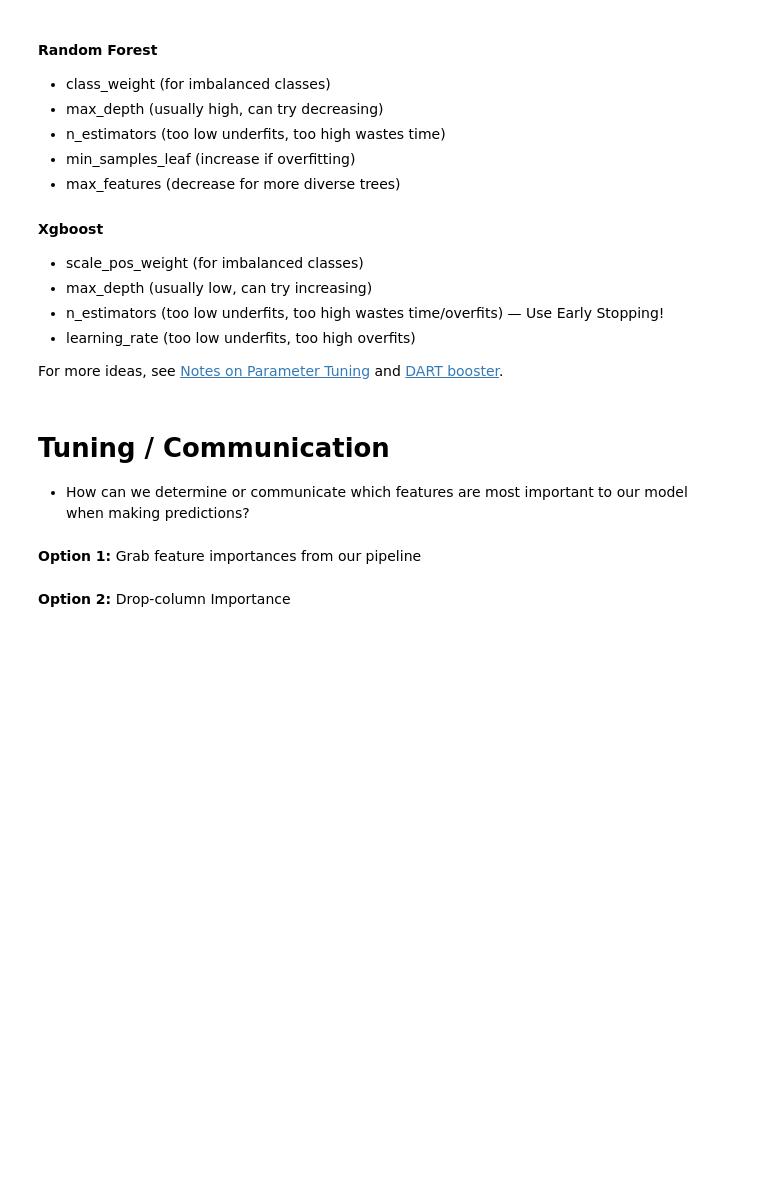
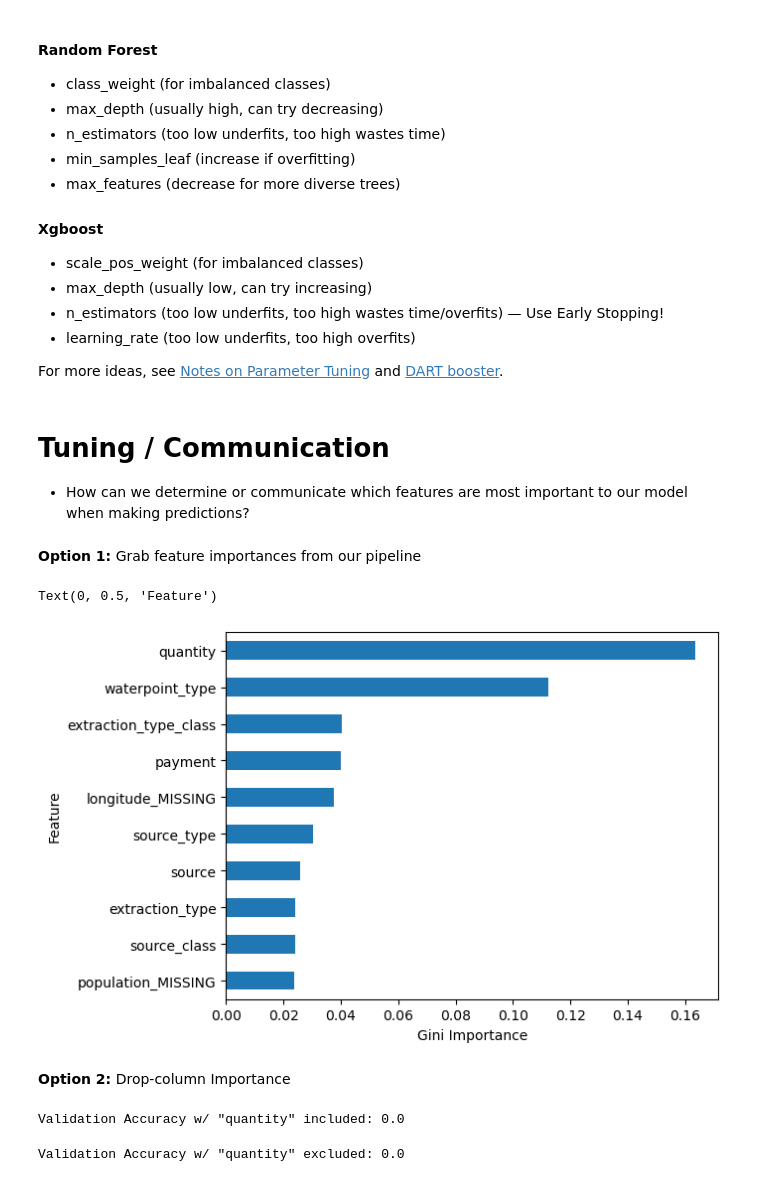
Before and after one commit to ayebaishmo/Perm_boost, a Jupyter notebook: module3-permutation-boosting/DS_233_guided_project.ipynb, the cells around one changed output. Saved outputs shown, nothing was run; the diff lists cells and outputs as text; code cells hidden in the pictures; blank space fills up the shorter version.

```diff
--- a/module3-permutation-boosting/DS_233_guided_project.ipynb
+++ b/module3-permutation-boosting/DS_233_guided_project.ipynb
@@ -210,12 +210,15 @@ dtype: int64}])),
                  GradientBoostingClassifier(n_estimators=75, random_state=42))])
 # %%
 # XGB Model
+from sklearn.preprocessing import LabelEncoder
+label_encoder = LabelEncoder()
+y_train_encoded = label_encoder.fit_transform(y_train)
 from xgboost import XGBClassifier
 model_xgb = make_pipeline(
     OrdinalEncoder(),
-    SimpleImputer(strategy='median'),
-    XGBClassifier(random_state=42, n_jobs=-1,n_estimators=75)
+    SimpleImputer(strategy='mean'),
+    XGBClassifier(random_state=42, n_jobs=-1, n_estimators=75)
 )
 
 # Fit on train, score on val
-model_rf.fit(X_train, y_train)
+model_xgb.fit(X_train, y_train_encoded)
@@ -256,16 +286,19 @@ For more ideas, see [Notes on Parameter Tuning](https://xgboost.readthedocs.io/e
 # %%
 import matplotlib.pyplot as plt
 importances = model_xgb.named_steps['xgbclassifier'].feature_importances_
 feature_names = X_train.columns
-feat_imp = pd.Series(data = importances, index = feature_names).sort_vlaues()
+feat_imp = pd.Series(data = importances, index = feature_names).sort_values()
 feat_imp.tail(10).plot(kind = 'barh')
 plt.xlabel('Gini importances')
 plt.ylabel('feature')
 
 
 feat_imp.tail(10).plot(kind='barh')
 plt.xlabel('Gini Importance')
 plt.ylabel('Feature')
+# %% [output]
+Text(0, 0.5, 'Feature')
+[figure, added]
 # %% [markdown]
 **Option 2:** Drop-column Importance
 # %%
@@ -279,6 +312,8 @@ model_with_col = make_pipeline(
                   n_jobs=-1,)
 )
 
-model_with_col.fit(X_train, y_train)
+model_with_col.fit(X_train, y_train_encoded)
 
 print(f'Validation Accuracy w/ "{selected_column}" included:', model_with_col.score(X_val, y_val))
+# %% [output]
+Validation Accuracy w/ "quantity" included: 0.0
@@ -291,3 +320,17 @@ print(f'Validation Accuracy w/ "{selected_column}" excluded:', )
+# %%
+model_without_col = make_pipeline(
+    OrdinalEncoder(),
+    SimpleImputer(),
+    XGBClassifier(n_estimators=75,
+                  random_state=42,
+                  n_jobs=-1,)
+)
+
+model_without_col.fit(X_train.drop(columns = selected_column), y_train_encoded)
+
+print(f'Validation Accuracy w/ "{selected_column}" excluded:', model_without_col.score(X_val.drop(columns=selected_column), y_val))
+# %% [output]
+Validation Accuracy w/ "quantity" excluded: 0.0
 # %% [markdown]
 **Option 3:** Permutation Importance
 
```
Also changed, not shown: parts of 12 cells of this notebook.
